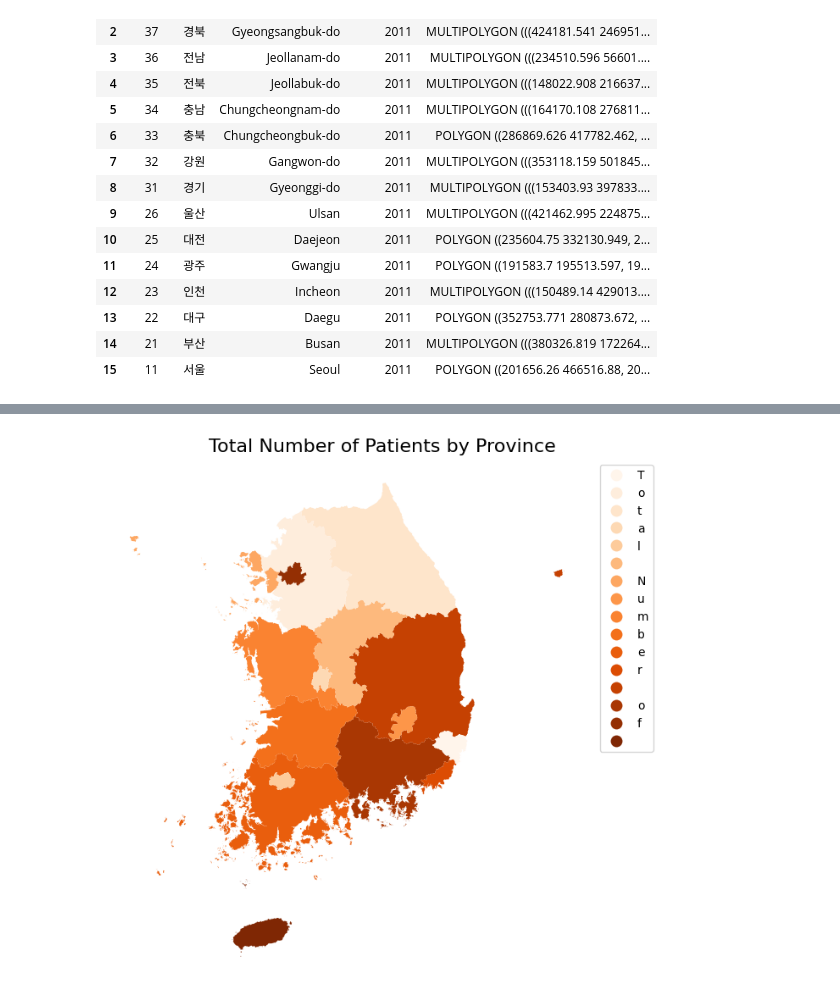
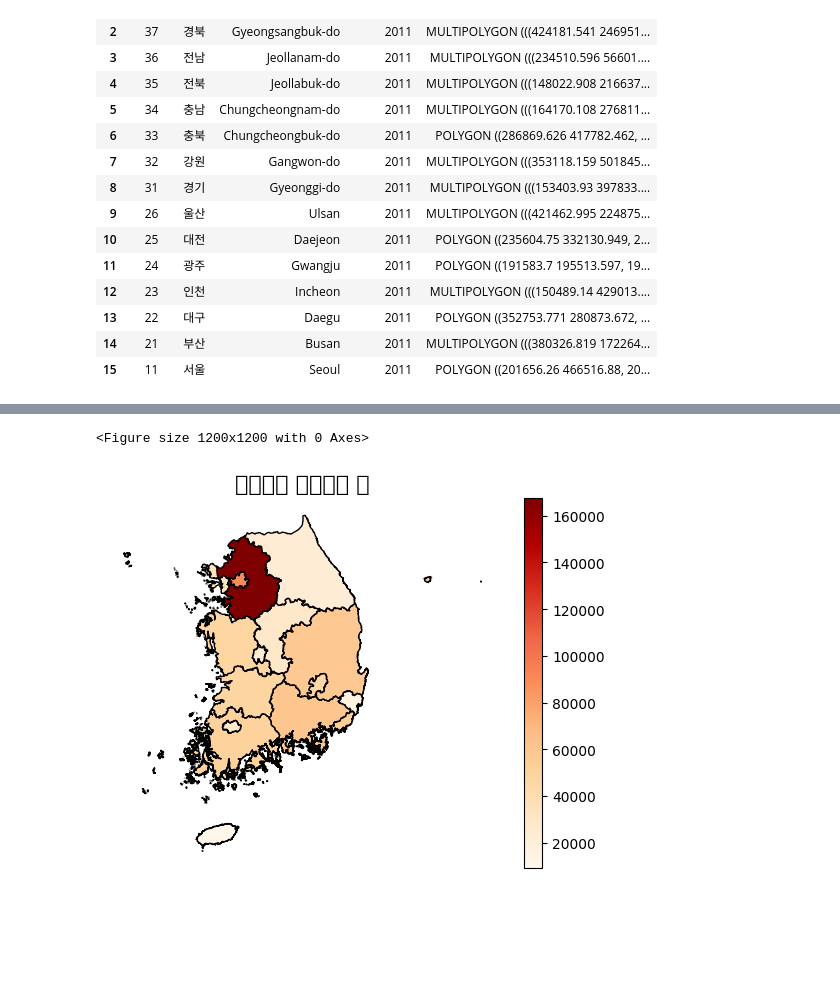
Before and after one commit to EastOst/Dementia_info, a Jupyter notebook: main.ipynb, the cells around one changed output, grey strips where cells are left out. Saved outputs shown, nothing was run; the diff lists cells and outputs as text; code cells hidden in the pictures; blank space fills up the shorter version.

```diff
--- a/main.ipynb
+++ b/main.ipynb
@@ -253,5 +252,7 @@ map_data
 # %%
 map_data = map_data.rename(columns={'name': '시도'})
 merged_data = map_data.merge(province_total_group, on='시도')
-merged_data
+merged_data['환자수'] = merged_data['환자수'].replace(',', '', regex=True)
+merged_data['환자수'] = merged_data['환자수'].astype(int)
+merged_data.info()
 # %% [output]
@@ -275,15 +272,19 @@ merged_data
-# %%
-# 환자수를 나타내는 지도 시각화
-fig, ax = plt.subplots(figsize=(12, 8))
-merged_data.plot(column='환자수',  # 시각화할 데이터 열
-                 cmap='Oranges',  # 색상 맵핑
-                 ax=ax)
-
-# 제목 추가 및 축 제거
-ax.set_title('Total Number of Patients by Province', fontsize=16)
-ax.axis('off')  # 지도 외부 축 제거
-
-# 시각화 출력
-plt.show()
-# %% [output]
-[figure, removed]
+# %%
+plt.figure(figsize=(12, 12))
+ax = merged_data.plot(
+    column='환자수',
+    cmap='OrRd',
+    legend=True,
+    edgecolor='black',
+    missing_kwds={
+        "color": "lightgrey",
+        "label": "No data"
+    }
+)
+ax.set_title("시군구별 치매환자 수", fontsize=16)
+ax.set_axis_off()
+
+plt.show()
+# %% [output]
+<Figure size 1200x1200 with 0 Axes>
+[figure, added]
```
Also changed, not shown: parts of 3 cells of this notebook.
